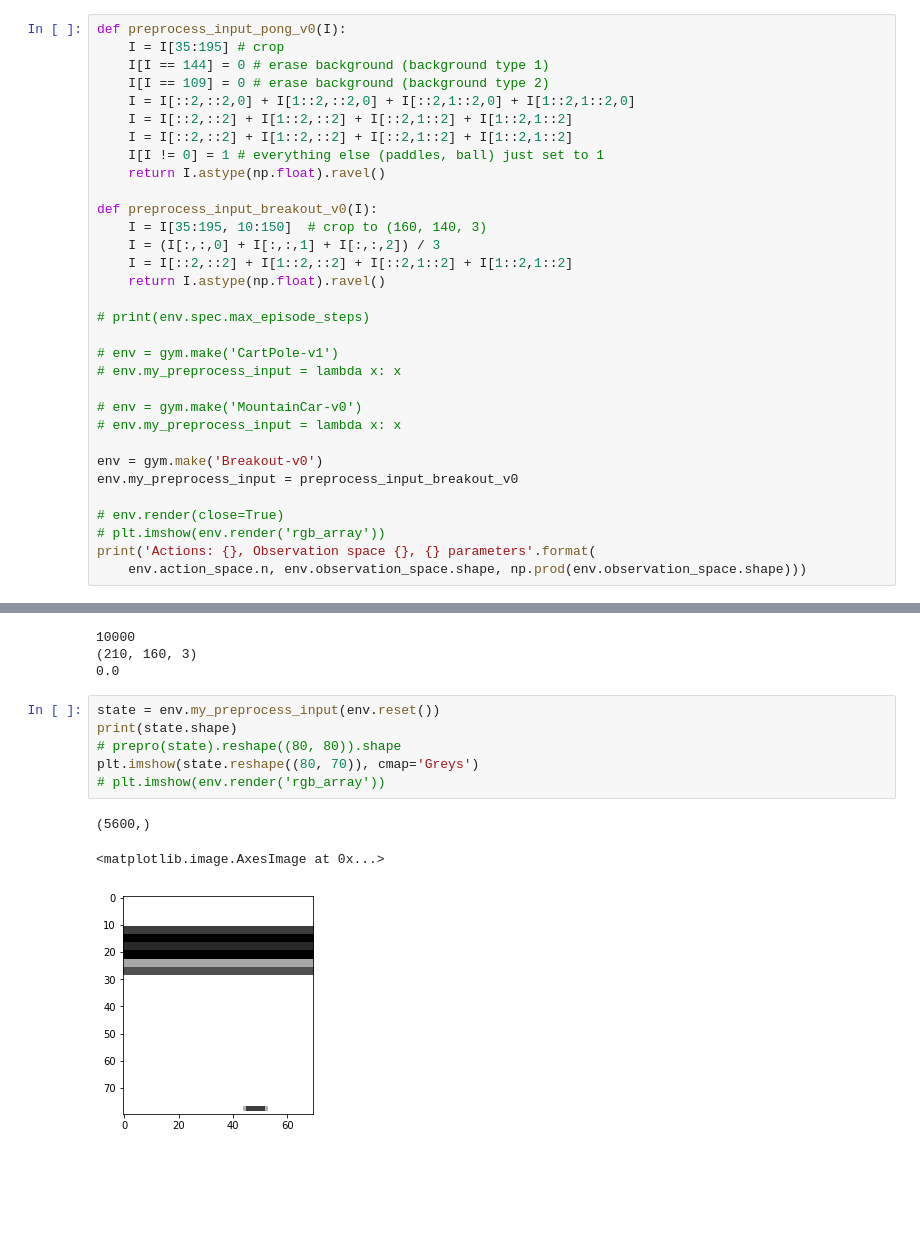
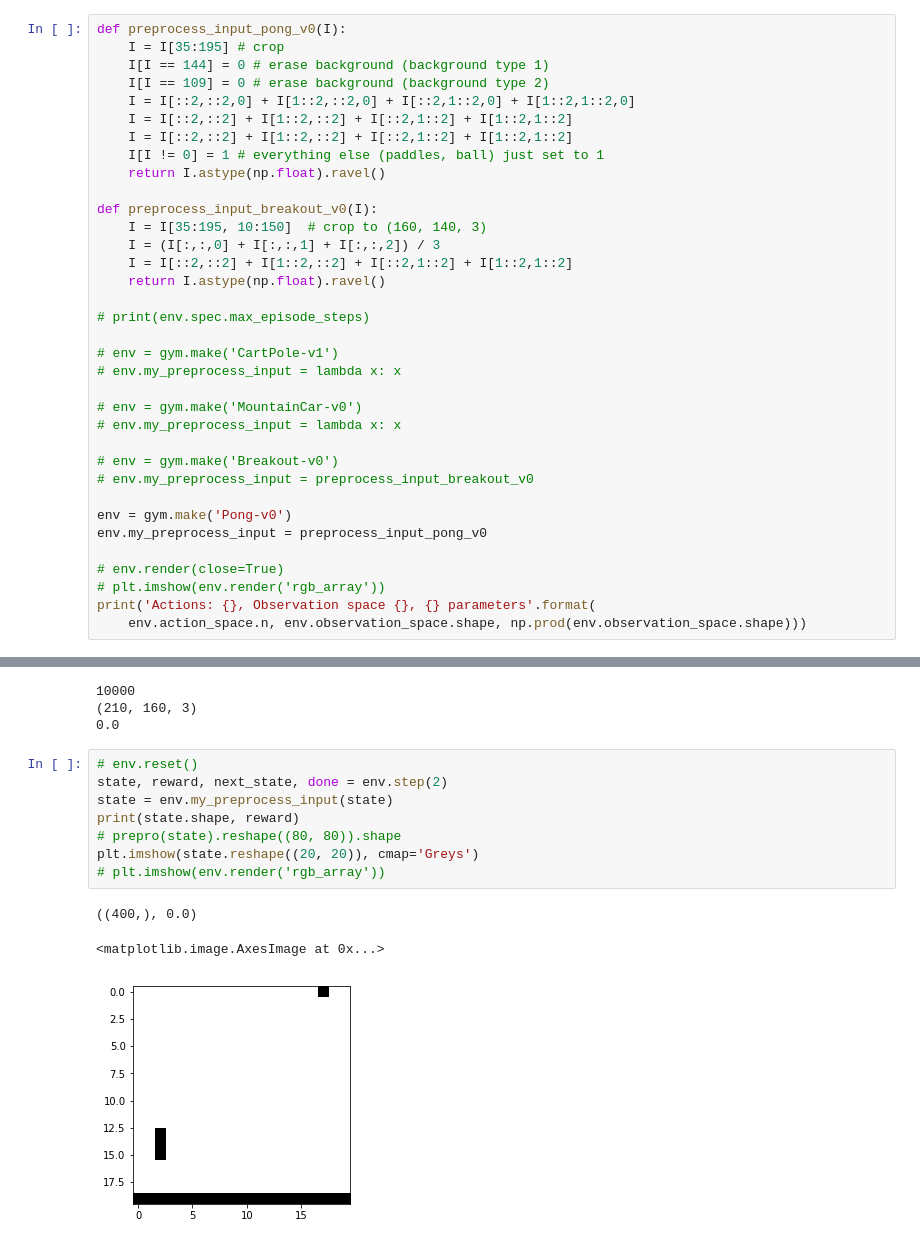
Before and after one commit to omikad/studying-ml, a Jupyter notebook: RL/gymbook.ipynb, the cells around one changed output, grey strips where cells are left out. Cells and saved outputs as stored; diff of their text form; blank space fills up the shorter version.

```diff
--- a/RL/gymbook.ipynb
+++ b/RL/gymbook.ipynb
@@ -333,8 +336,11 @@ def preprocess_input_breakout_v0(I):
 # env = gym.make('MountainCar-v0')
 # env.my_preprocess_input = lambda x: x
 
-env = gym.make('Breakout-v0')
-env.my_preprocess_input = preprocess_input_breakout_v0
+# env = gym.make('Breakout-v0')
+# env.my_preprocess_input = preprocess_input_breakout_v0
+
+env = gym.make('Pong-v0')
+env.my_preprocess_input = preprocess_input_pong_v0
 
 # env.render(close=True)
 # plt.imshow(env.render('rgb_array'))
@@ -359,13 +365,15 @@ print(reward)
 (210, 160, 3)
 0.0
 # %%
-state = env.my_preprocess_input(env.reset())
-print(state.shape)
+# env.reset()
+state, reward, next_state, done = env.step(2)
+state = env.my_preprocess_input(state)
+print(state.shape, reward)
 # prepro(state).reshape((80, 80)).shape
-plt.imshow(state.reshape((80, 70)), cmap='Greys')
+plt.imshow(state.reshape((20, 20)), cmap='Greys')
 # plt.imshow(env.render('rgb_array'))
 # %% [output]
-(5600,)
+((400,), 0.0)
 <matplotlib.image.AxesImage at 0x...>
-[figure, old version]
+[figure, new version]
 # %%
```
Also changed, not shown: parts of 6 cells of this notebook, 1 other file.
